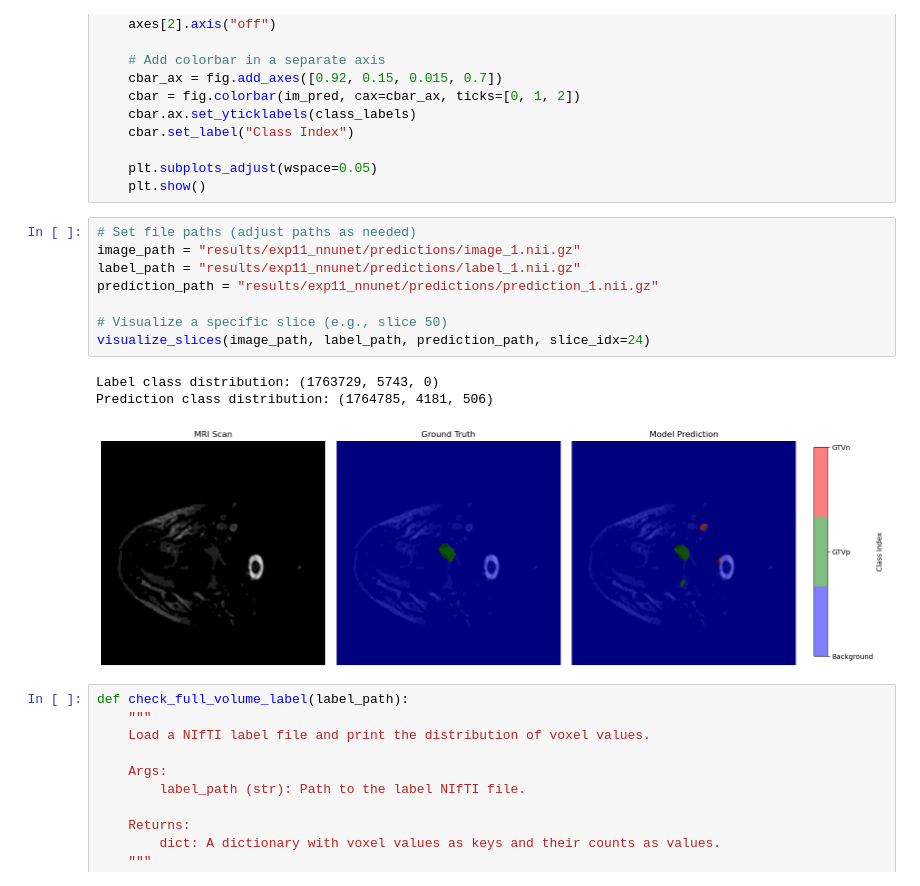
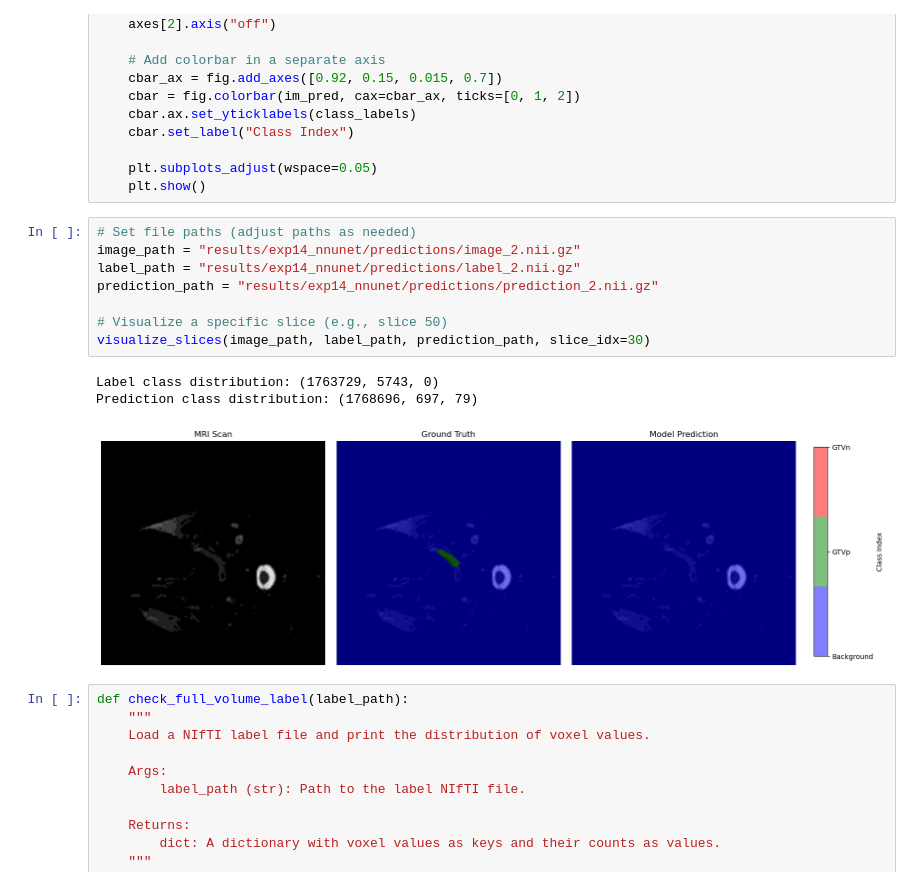
Before and after one commit to herminega/tdt4265_mini_project, a Jupyter notebook: visualize.ipynb, the cells around one changed output. Cells and saved outputs as stored; diff of their text form.

Commit message:
updated predictions

```diff
--- a/visualize.ipynb
+++ b/visualize.ipynb
@@ -63,16 +63,16 @@ def visualize_slices(image_path, label_path, prediction_path, slice_idx=None):
     plt.show()
 # %%
 # Set file paths (adjust paths as needed)
-image_path = "results/exp11_nnunet/predictions/image_1.nii.gz"
-label_path = "results/exp11_nnunet/predictions/label_1.nii.gz"
-prediction_path = "results/exp11_nnunet/predictions/prediction_1.nii.gz"
+image_path = "results/exp14_nnunet/predictions/image_2.nii.gz"
+label_path = "results/exp14_nnunet/predictions/label_2.nii.gz"
+prediction_path = "results/exp14_nnunet/predictions/prediction_2.nii.gz"
 
 # Visualize a specific slice (e.g., slice 50)
-visualize_slices(image_path, label_path, prediction_path, slice_idx=24)
+visualize_slices(image_path, label_path, prediction_path, slice_idx=30)
 # %% [output]
 Label class distribution: (1763729, 5743, 0)
-Prediction class distribution: (1764785, 4181, 506)
+Prediction class distribution: (1768696, 697, 79)
-[figure, old version]
+[figure, new version]
 # %%
 def check_full_volume_label(label_path):
     """
```
Also changed, not shown: 9 other files.
